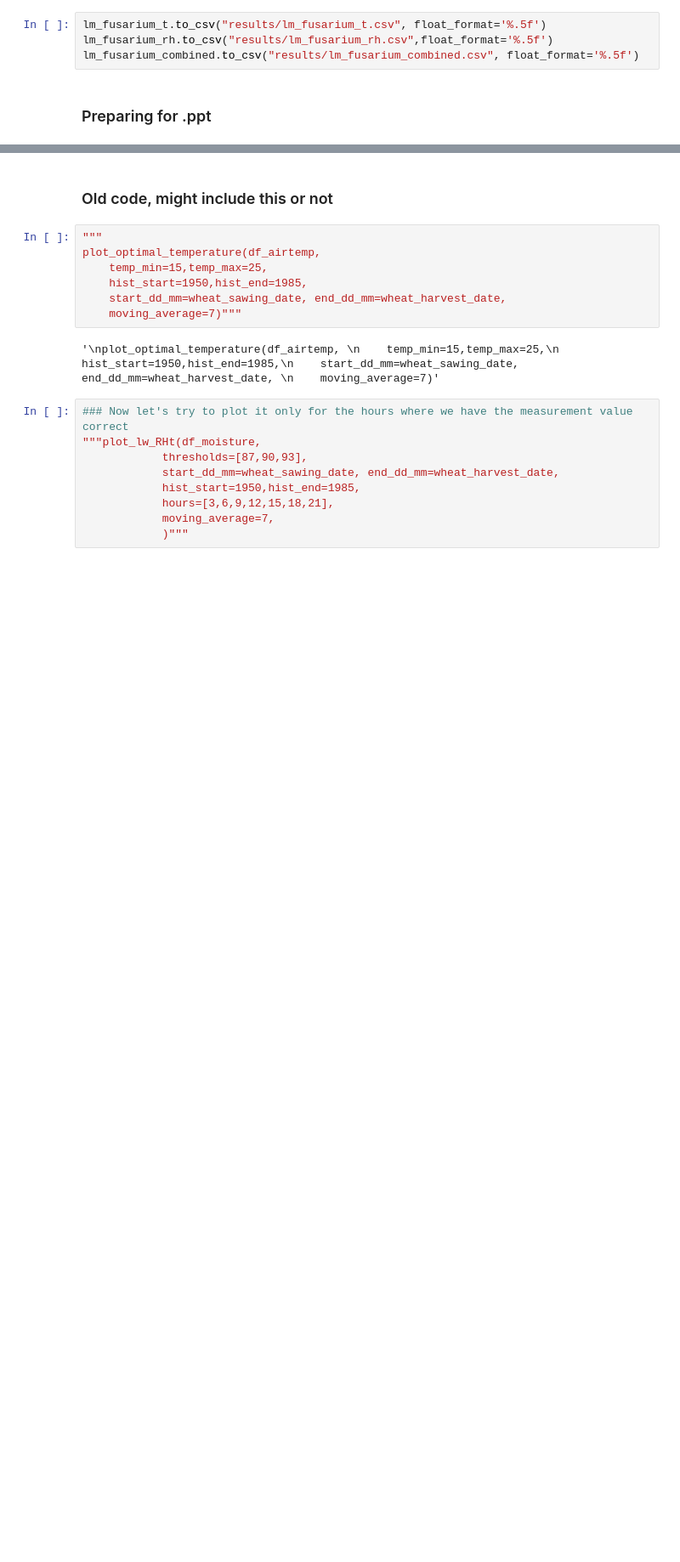
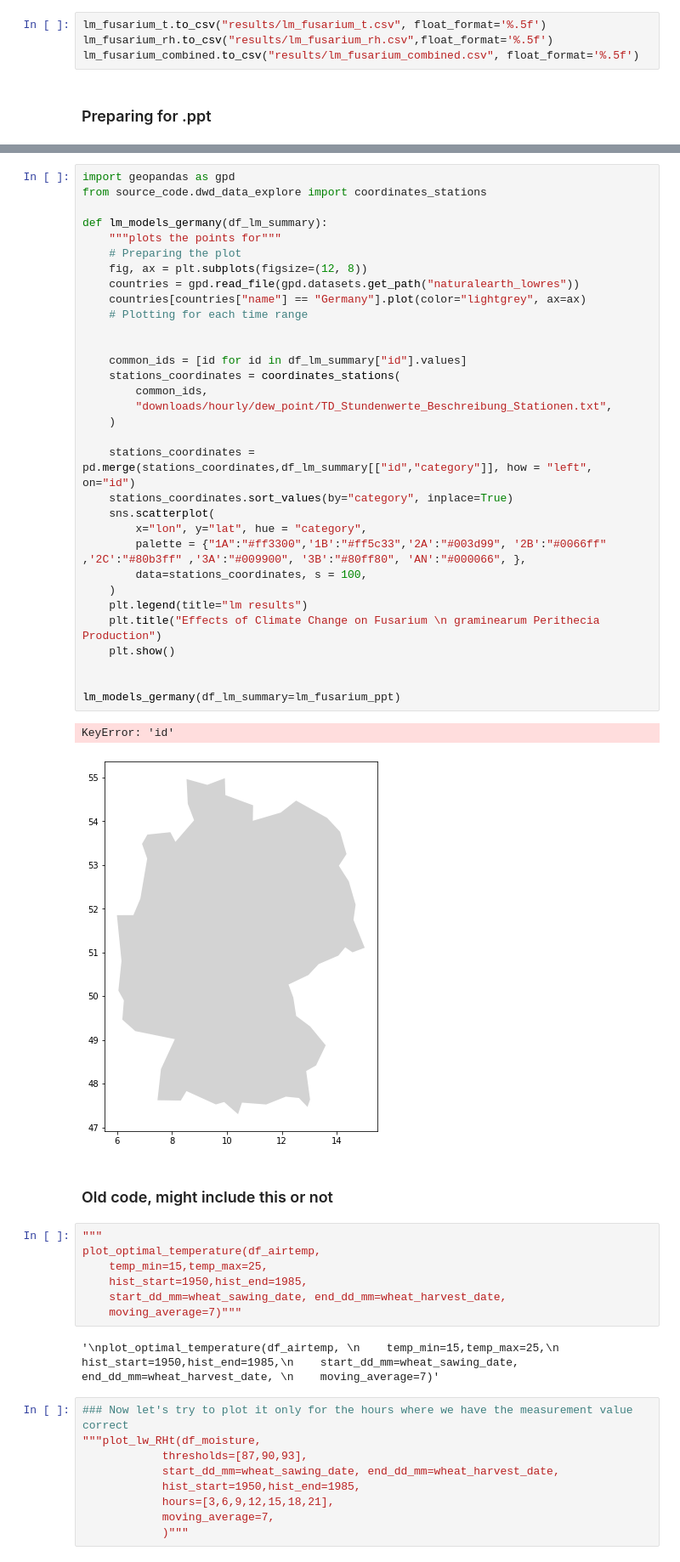
Before and after one commit to serbanradulescu/master_thesis, a Jupyter notebook: project.ipynb, the cells around one changed output, grey strips where cells are left out. Shown at 85% size. Cells and saved outputs as stored; diff of their text form; blank space fills up the shorter version.

```diff
--- a/project.ipynb
+++ b/project.ipynb
@@ -264,3 +377,38 @@ lm_fusarium_combined.to_csv("results/lm_fusarium_combined.csv", float_format='%.
+# %%
+import geopandas as gpd
+from source_code.dwd_data_explore import coordinates_stations
+
+def lm_models_germany(df_lm_summary):
+    """plots the points for"""
+    # Preparing the plot
+    fig, ax = plt.subplots(figsize=(12, 8))
+    countries = gpd.read_file(gpd.datasets.get_path("naturalearth_lowres"))
+    countries[countries["name"] == "Germany"].plot(color="lightgrey", ax=ax)
+    # Plotting for each time range
+
+
+    common_ids = [id for id in df_lm_summary["id"].values]
+    stations_coordinates = coordinates_stations(
+        common_ids,
+        "downloads/hourly/dew_point/TD_Stundenwerte_Beschreibung_Stationen.txt",
+    )
+
+    stations_coordinates = pd.merge(stations_coordinates,df_lm_summary[["id","category"]], how = "left", on="id")
+    stations_coordinates.sort_values(by="category", inplace=True)
+    sns.scatterplot(
+        x="lon", y="lat", hue = "category",
+        palette = {"1A":"#ff3300",'1B':"#ff5c33",'2A':"#003d99", '2B':"#0066ff" ,'2C':"#80b3ff" ,'3A':"#009900", '3B':"#80ff80", 'AN':"#000066", },
+        data=stations_coordinates, s = 100,
+    )
+    plt.legend(title="lm results")
+    plt.title("Effects of Climate Change on Fusarium \n graminearum Perithecia Production")
+    plt.show()
+
+
+lm_models_germany(df_lm_summary=lm_fusarium_ppt)
+# %% [output]
+KeyError: 'id'
+[figure, added]
 # %% [markdown]
 ### Old code, might include this or not
 # %%
```
Also changed, not shown: parts of 9 cells of this notebook, 4 other files.
